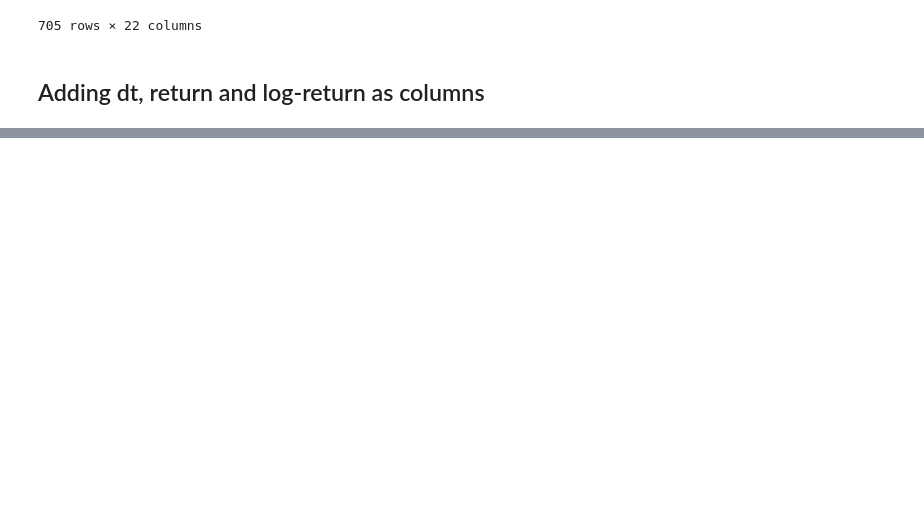
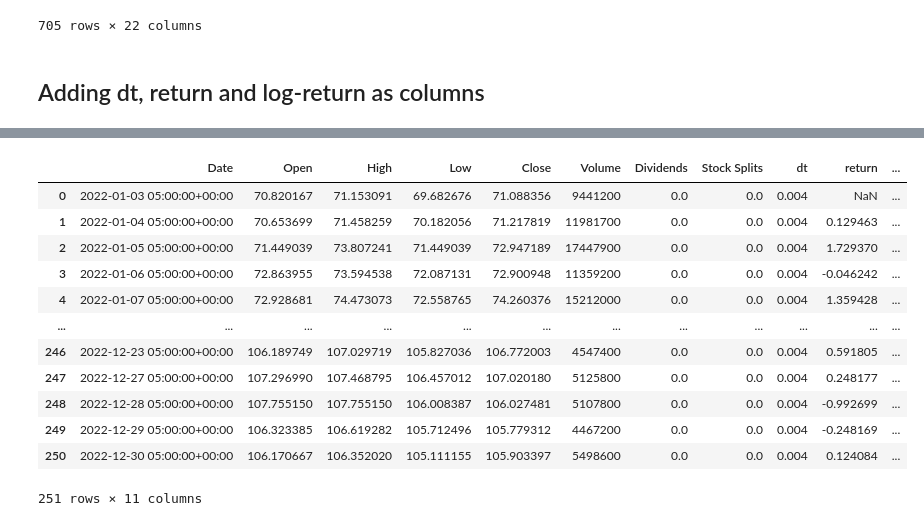
Before and after one commit to PockXuan/MH4518, a Jupyter notebook: data_preprocessing.ipynb, the cells around one changed output, grey strips where cells are left out. Cells and saved outputs as stored; diff of their text form; code cells hidden in the pictures; blank space fills up the shorter version.

```diff
--- a/data_preprocessing.ipynb
+++ b/data_preprocessing.ipynb
@@ -89,0 +75,16 @@ stock
+# %%
+stock[stock["Date"].dt.year == 2022]
+# %% [output]
+|  | Date | Open | High | Low | Close | Volume | Dividends | Stock Splits | dt | return | ... |
+| 0 | 2022-01-03 05:00:00+00:00 | 70.820167 | 71.153091 | 69.682676 | 71.088356 | 9441200 | 0.0 | 0.0 | 0.004 | NaN | ... |
+| 1 | 2022-01-04 05:00:00+00:00 | 70.653699 | 71.458259 | 70.182056 | 71.217819 | 11981700 | 0.0 | 0.0 | 0.004 | 0.129463 | ... |
+| 2 | 2022-01-05 05:00:00+00:00 | 71.449039 | 73.807241 | 71.449039 | 72.947189 | 17447900 | 0.0 | 0.0 | 0.004 | 1.729370 | ... |
+| 3 | 2022-01-06 05:00:00+00:00 | 72.863955 | 73.594538 | 72.087131 | 72.900948 | 11359200 | 0.0 | 0.0 | 0.004 | -0.046242 | ... |
+| 4 | 2022-01-07 05:00:00+00:00 | 72.928681 | 74.473073 | 72.558765 | 74.260376 | 15212000 | 0.0 | 0.0 | 0.004 | 1.359428 | ... |
+| ... | ... | ... | ... | ... | ... | ... | ... | ... | ... | ... | ... |
+| 246 | 2022-12-23 05:00:00+00:00 | 106.189749 | 107.029719 | 105.827036 | 106.772003 | 4547400 | 0.0 | 0.0 | 0.004 | 0.591805 | ... |
+| 247 | 2022-12-27 05:00:00+00:00 | 107.296990 | 107.468795 | 106.457012 | 107.020180 | 5125800 | 0.0 | 0.0 | 0.004 | 0.248177 | ... |
+| 248 | 2022-12-28 05:00:00+00:00 | 107.755150 | 107.755150 | 106.008387 | 106.027481 | 5107800 | 0.0 | 0.0 | 0.004 | -0.992699 | ... |
+| 249 | 2022-12-29 05:00:00+00:00 | 106.323385 | 106.619282 | 105.712496 | 105.779312 | 4467200 | 0.0 | 0.0 | 0.004 | -0.248169 | ... |
+| 250 | 2022-12-30 05:00:00+00:00 | 106.170667 | 106.352020 | 105.111155 | 105.903397 | 5498600 | 0.0 | 0.0 | 0.004 | 0.124084 | ... |
+251 rows × 11 columns
```
Also changed, not shown: parts of 6 cells of this notebook, 6 other files.
